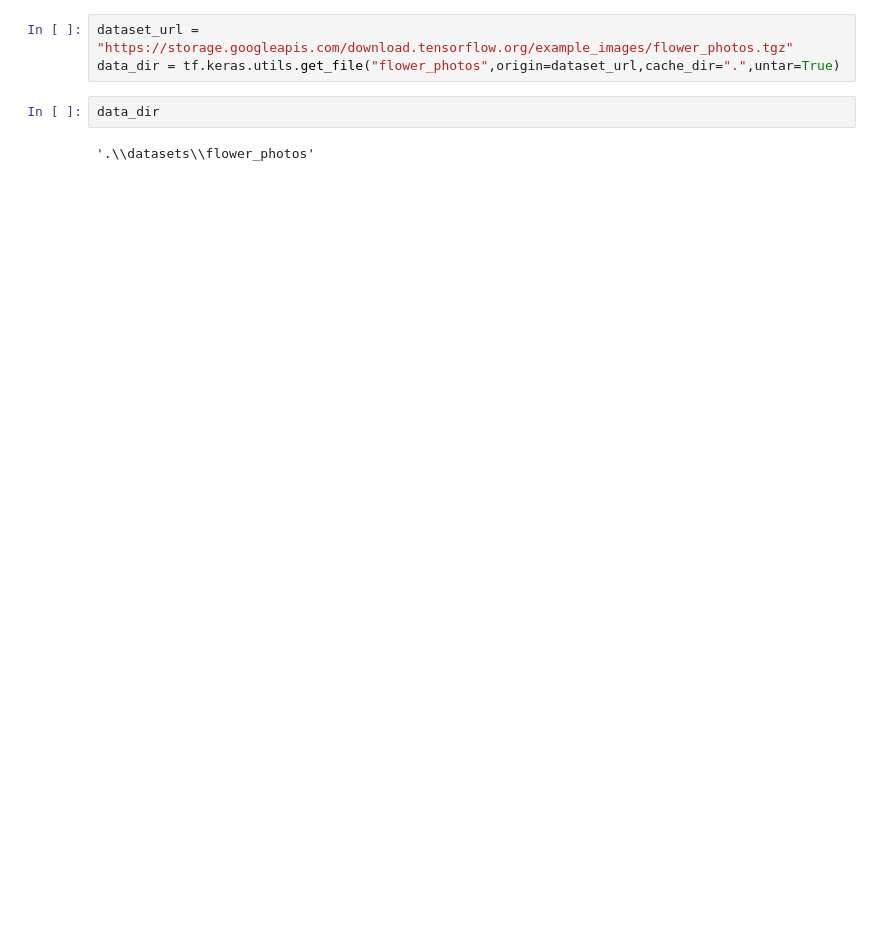
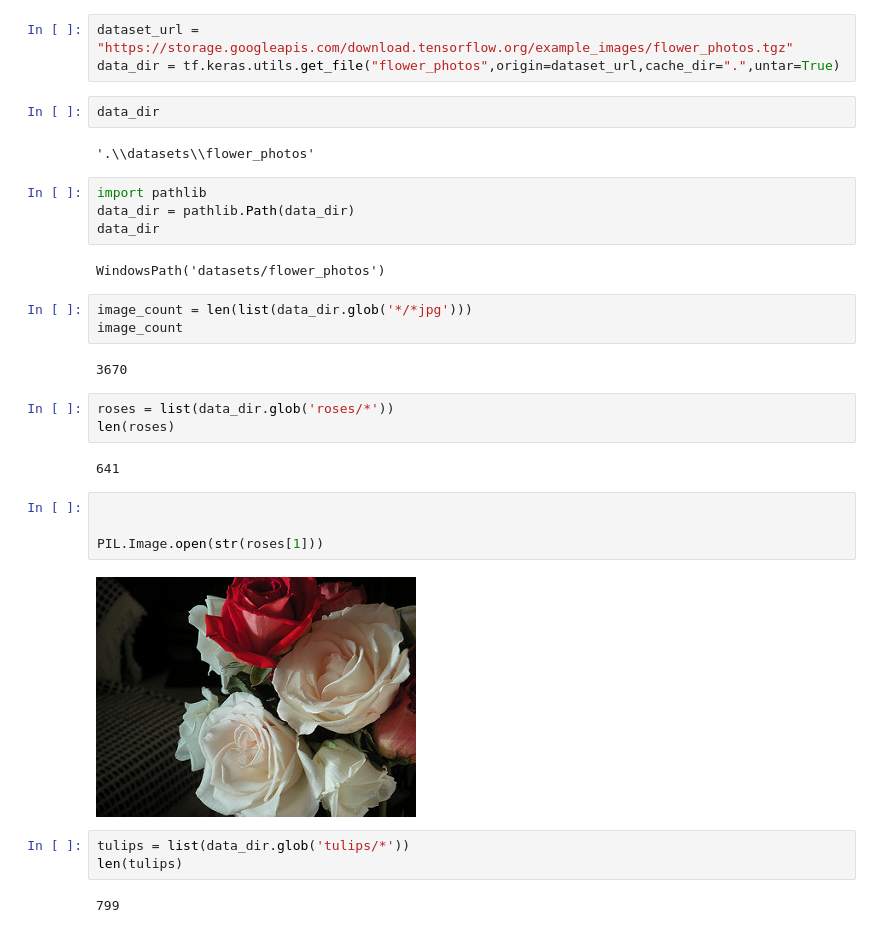
Before and after one commit to nabeelalikhan0/Deep-Learning-Tuto, a Jupyter notebook: Tensorflow/Chapter 3/3.3 Data agumantation for overfitting.ipynb, the cells around one changed output. Cells and saved outputs as stored; diff of their text form; blank space fills up the shorter version.

```diff
--- a/Tensorflow/Chapter 3/3.3 Data agumantation for overfitting.ipynb
+++ b/Tensorflow/Chapter 3/3.3 Data agumantation for overfitting.ipynb
@@ -161,3 +182,30 @@ data_dir = tf.keras.utils.get_file("flower_photos",origin=dataset_url,cache_dir=
 data_dir
 # %% [output]
 '.\\datasets\\flower_photos'
+# %%
+import pathlib
+data_dir = pathlib.Path(data_dir)
+data_dir
+# %% [output]
+WindowsPath('datasets/flower_photos')
+# %%
+image_count = len(list(data_dir.glob('*/*jpg')))
+image_count
+# %% [output]
+3670
+# %%
+roses = list(data_dir.glob('roses/*'))
+len(roses)
+# %% [output]
+641
+# %%
+
+
+PIL.Image.open(str(roses[1]))
+# %% [output]
+[figure, added]
+# %%
+tulips = list(data_dir.glob('tulips/*'))
+len(tulips)
+# %% [output]
+799
```
Also changed, not shown: parts of 31 cells of this notebook.
